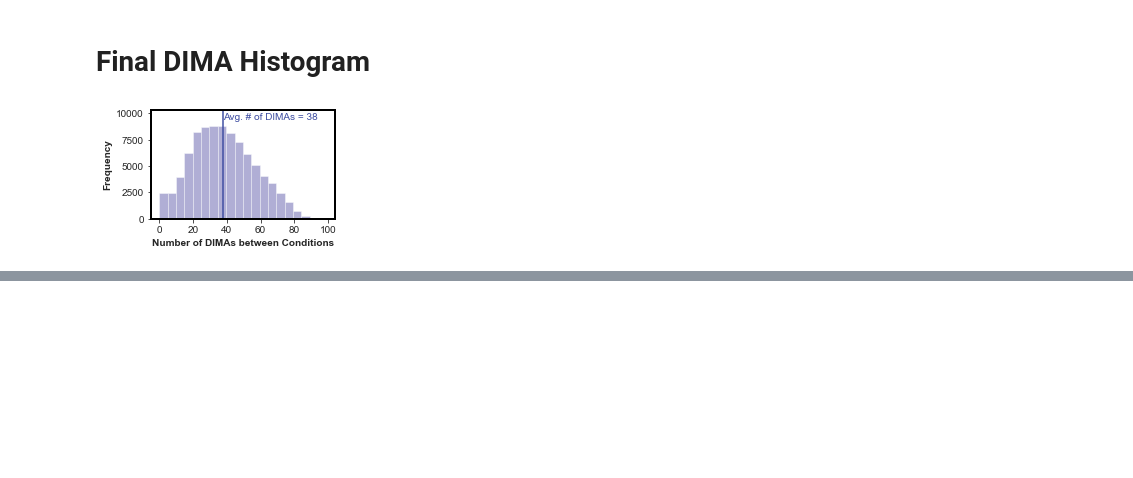
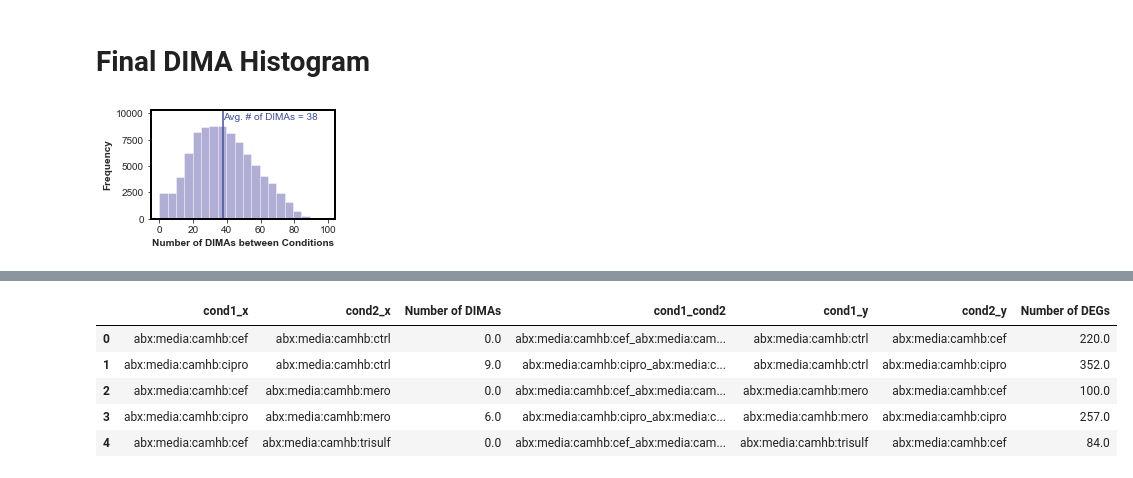
Before and after one commit to SBRG/precise2, a Jupyter notebook: notebooks/figure3_DIMA_and_figure4_ygev.ipynb, the cells around one changed output, grey strips where cells are left out. Saved outputs shown, nothing was run; the diff lists cells and outputs as text; code cells hidden in the pictures; blank space fills up the shorter version.

```diff
--- a/notebooks/figure3_DIMA_and_figure4_ygev.ipynb
+++ b/notebooks/figure3_DIMA_and_figure4_ygev.ipynb
@@ -675,3 +675,11 @@ ax.set_xlabel('Number of DIMAs between Conditions', fontweight ='bold' )
 plt.savefig('./fig3/dimas_histogram.pdf', dpi = 600, bbox_inches = 'tight')
 # %% [output]
 [figure]
+# %%
+dima_collapse = pd.melt(df_dima, ignore_index=False).dropna().reset_index().rename(columns={'index':'cond1', 'variable':'cond2', 'value':'Number of DIMAs'})
+dima_collapse['cond1'] = dima_collapse['cond1'].str.replace('_',':')
+dima_collapse['cond2'] = dima_collapse['cond2'].str.replace('_',':')
+dima_collapse = dima_collapse[dima_collapse['cond1'] != dima_collapse['cond2']]
+dima_collapse['cond1_cond2'] = dima_collapse['cond1']+"_"+dima_collapse['cond2']
+
+dima_collapse.head()
@@ -677,0 +724,11 @@ plt.savefig('./fig3/dimas_histogram.pdf', dpi = 600, bbox_inches = 'tight')
+# %%
+df_com = pd.concat([dima_collapse.merge(degs_collapse, on='cond1_cond2'), dima_collapse.merge(degs_collapse2, on='cond1_cond2')],axis=0)
+
+df_com.head()
+# %% [output]
+|  | cond1_x | cond2_x | Number of DIMAs | cond1_cond2 | cond1_y | cond2_y | Number of DEGs |
+| 0 | abx:media:camhb:cef | abx:media:camhb:ctrl | 0.0 | abx:media:camhb:cef_abx:media:cam... | abx:media:camhb:ctrl | abx:media:camhb:cef | 220.0 |
+| 1 | abx:media:camhb:cipro | abx:media:camhb:ctrl | 9.0 | abx:media:camhb:cipro_abx:media:c... | abx:media:camhb:ctrl | abx:media:camhb:cipro | 352.0 |
+| 2 | abx:media:camhb:cef | abx:media:camhb:mero | 0.0 | abx:media:camhb:cef_abx:media:cam... | abx:media:camhb:mero | abx:media:camhb:cef | 100.0 |
+| 3 | abx:media:camhb:cipro | abx:media:camhb:mero | 6.0 | abx:media:camhb:cipro_abx:media:c... | abx:media:camhb:mero | abx:media:camhb:cipro | 257.0 |
+| 4 | abx:media:camhb:cef | abx:media:camhb:trisulf | 0.0 | abx:media:camhb:cef_abx:media:cam... | abx:media:camhb:trisulf | abx:media:camhb:cef | 84.0 |
```
Also changed, not shown: parts of 4 cells of this notebook, 1 other file.
